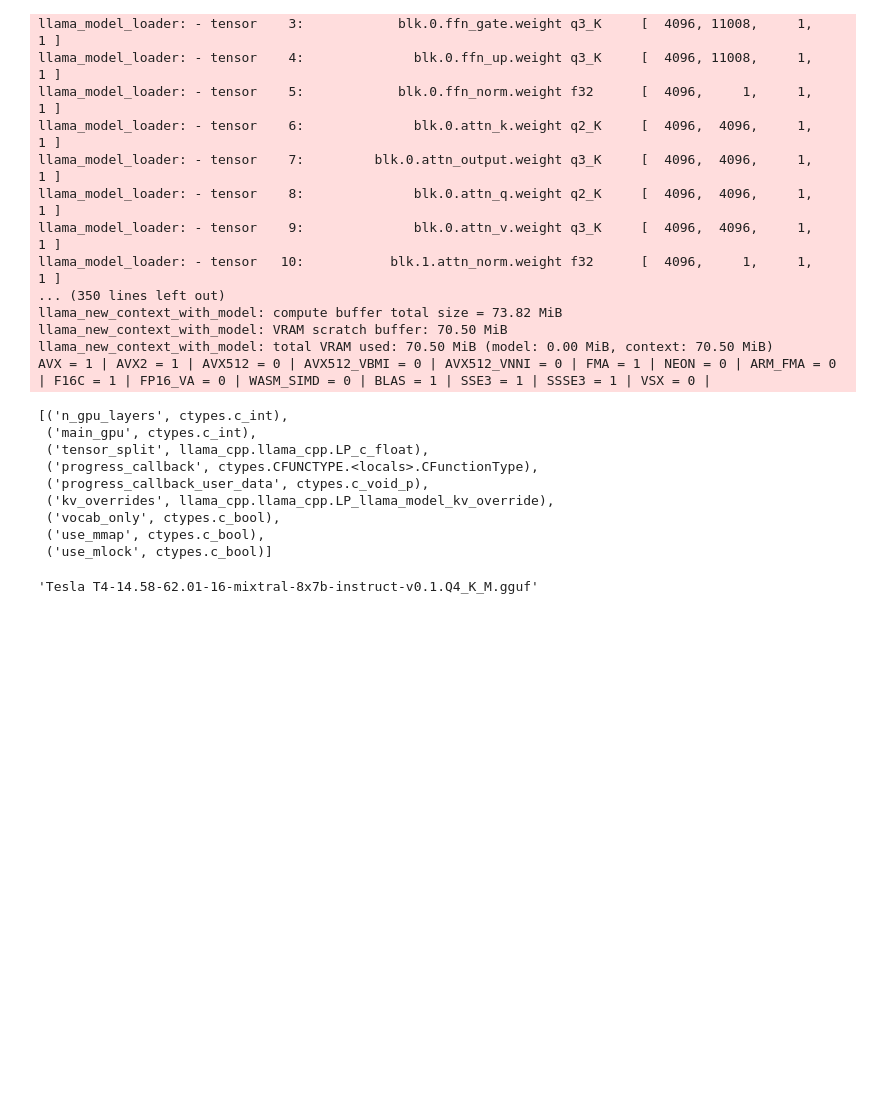
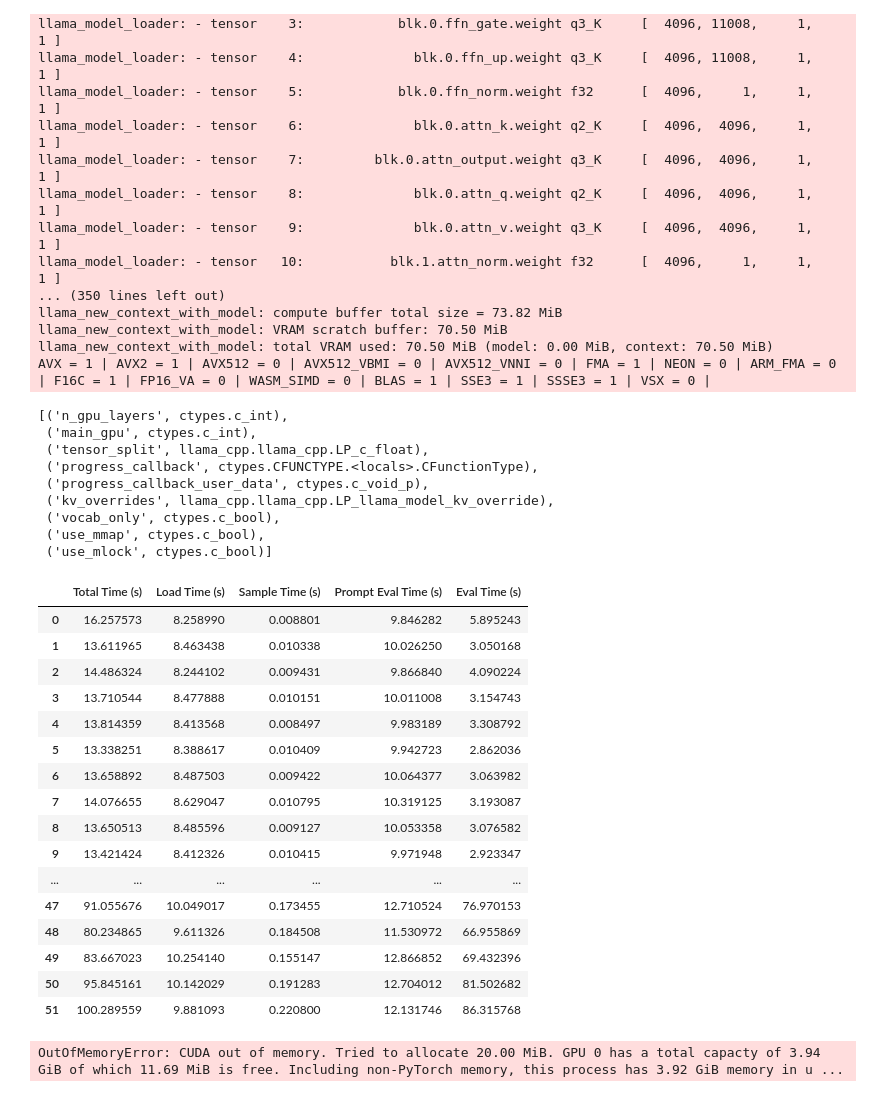
Before and after one commit to LorenzoPozzi97/lighthouse, a Jupyter notebook: lighthouse/check_llm_layers.ipynb, the cells around one changed output. Saved outputs shown, nothing was run; the diff lists cells and outputs as text; code cells hidden in the pictures; blank space fills up the shorter version.

```diff
--- a/lighthouse/check_llm_layers.ipynb
+++ b/lighthouse/check_llm_layers.ipynb
@@ -38,6 +38,47 @@ llm.model_params._fields_
 # %%
 import pandas as pd
 df = pd.read_csv('/home/navya/Git/lighthouse/output/bulb.csv')
-df['Node ID'].iloc[-1]
+df[['Total Time (s)', "Load Time (s)", "Sample Time (s)", "Prompt Eval Time (s)", "Eval Time (s)"]]
 # %% [output]
-'Tesla T4-14.58-62.01-16-mixtral-8x7b-instruct-v0.1.Q4_K_M.gguf'
+|  | Total Time (s) | Load Time (s) | Sample Time (s) | Prompt Eval Time (s) | Eval Time (s) |
+| 0 | 16.257573 | 8.258990 | 0.008801 | 9.846282 | 5.895243 |
+| 1 | 13.611965 | 8.463438 | 0.010338 | 10.026250 | 3.050168 |
+| 2 | 14.486324 | 8.244102 | 0.009431 | 9.866840 | 4.090224 |
+| 3 | 13.710544 | 8.477888 | 0.010151 | 10.011008 | 3.154743 |
+| 4 | 13.814359 | 8.413568 | 0.008497 | 9.983189 | 3.308792 |
+| 5 | 13.338251 | 8.388617 | 0.010409 | 9.942723 | 2.862036 |
+| 6 | 13.658892 | 8.487503 | 0.009422 | 10.064377 | 3.063982 |
+| 7 | 14.076655 | 8.629047 | 0.010795 | 10.319125 | 3.193087 |
+| 8 | 13.650513 | 8.485596 | 0.009127 | 10.053358 | 3.076582 |
+| 9 | 13.421424 | 8.412326 | 0.010415 | 9.971948 | 2.923347 |
+| ... | ... | ... | ... | ... | ... |
+| 47 | 91.055676 | 10.049017 | 0.173455 | 12.710524 | 76.970153 |
+| 48 | 80.234865 | 9.611326 | 0.184508 | 11.530972 | 66.955869 |
+| 49 | 83.667023 | 10.254140 | 0.155147 | 12.866852 | 69.432396 |
+| 50 | 95.845161 | 10.142029 | 0.191283 | 12.704012 | 81.502682 |
+| 51 | 100.289559 | 9.881093 | 0.220800 | 12.131746 | 86.315768 |
+# %%
+from transformers import AutoModelForCausalLM, AutoTokenizer, pipeline
+
+model_name_or_path = "TheBloke/Llama-2-7b-Chat-GPTQ"
+# To use a different branch, change revision
+# For example: revision="gptq-4bit-64g-actorder_True"
+model = AutoModelForCausalLM.from_pretrained(model_name_or_path,
+                                             device_map="auto",
+                                             trust_remote_code=False,
+                                             attn_implementation="flash_attention_2",
+                                             revision="main")
+
+tokenizer = AutoTokenizer.from_pretrained(model_name_or_path, use_fast=True)
+
+prompt = "Tell me about AI"
+prompt_template=f'''[INST] <<SYS>>
+You are a helpful, respectful and honest assistant. Always answer as helpfully as possible, while being safe.  Your answers should not include any harmful, unethical, racist, sexist, toxic, dangerous, or illegal content. Please ensure that your responses are socially unbiased and positive in nature. If a question does not make any sense, or is not factually coherent, explain why instead of answering something not correct. If you don't know the answer to a question, please don't share false information.
+<</SYS>>
+{prompt}[/INST]
+
+'''
+
+print("\n\n*** Generate:")
+# %% [output]
+OutOfMemoryError: CUDA out of memory. Tried to allocate 20.00 MiB. GPU 0 has a total capacty of 3.94 GiB of which 11.69 MiB is free. Including non-PyTorch memory, this process has 3.92 GiB memory in u ...
```
Also changed, not shown: 2 other files.
